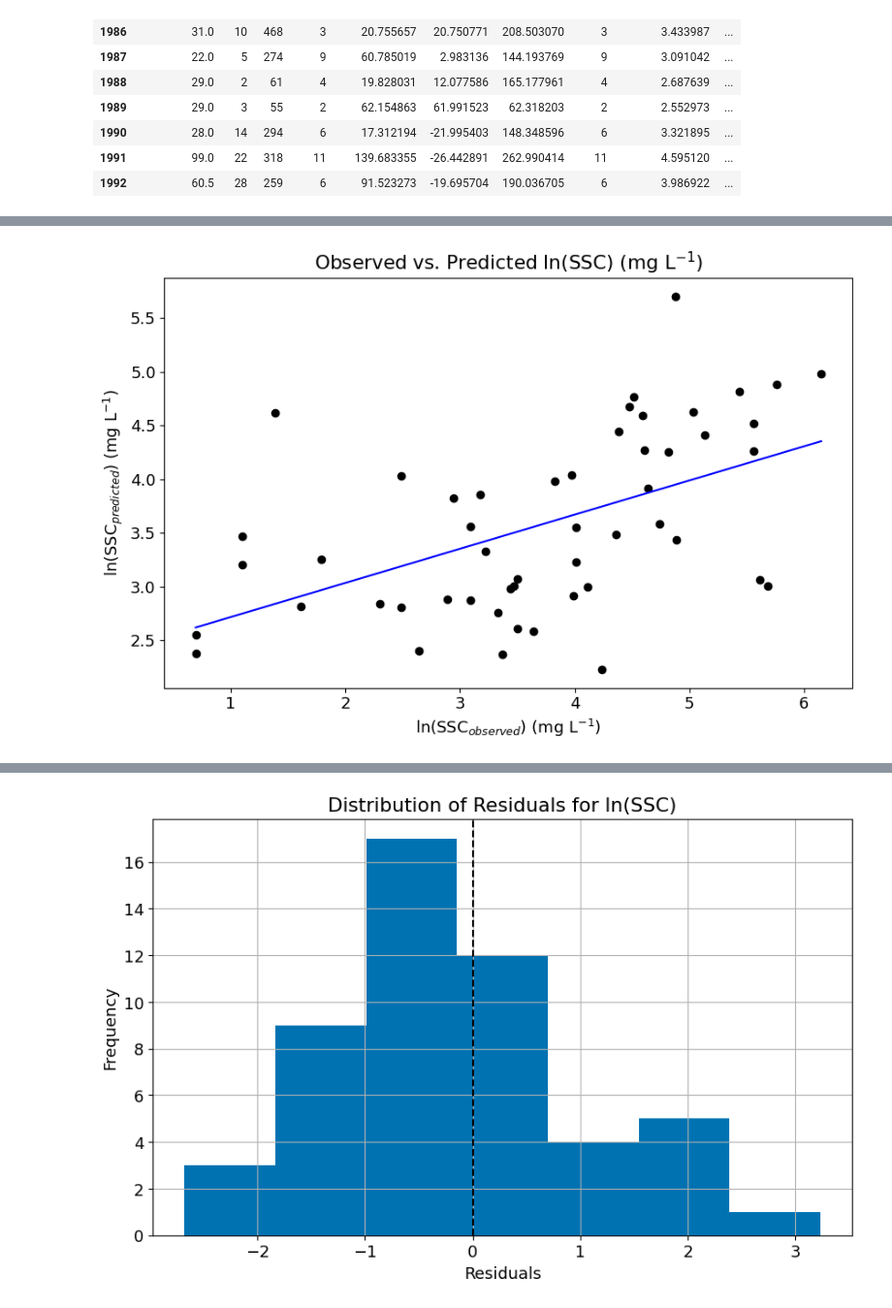
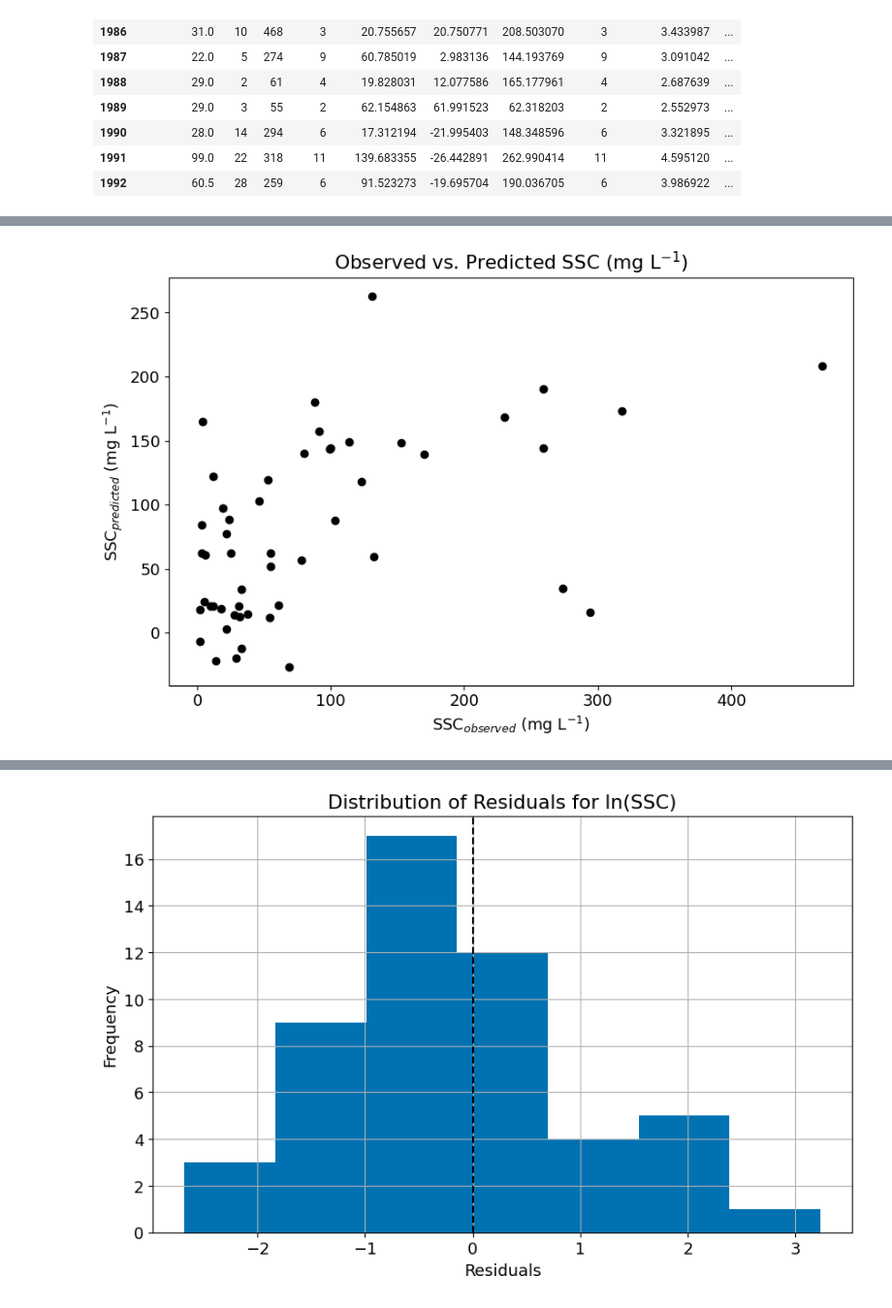
Before and after one commit to erinnfairley/SSC-Remote-Sensing-Fraser-River, a Jupyter notebook: SSCRemoteSensing_cleancode.ipynb, the cells around one changed output, grey strips where cells are left out. Shown at 97% size. Cells and saved outputs as stored; diff of their text form; code cells hidden in the pictures.

```diff
--- a/SSCRemoteSensing_cleancode.ipynb
+++ b/SSCRemoteSensing_cleancode.ipynb
@@ -436,17 +455,18 @@ files.download('summary_stats.csv')
 # %%
-# Plot for ln(SSC) concentrations with trendline
+# Plot for regular SSC concentrations
 fig, ax = plt.subplots(figsize=(10,6))
 
-ax.scatter(sediment_merged['ln_Concentration'], sediment_merged['lnSSC_predicted'], color='black')
-slope, intercept = np.polyfit(sediment_merged['ln_Concentration'], sediment_merged['lnSSC_predicted'], 1)
-x_values = np.linspace(sediment_merged['ln_Concentration'].min(), sediment_merged['ln_Concentration'].max(), 100)
+# 1st axis for actual ssc
+ax.scatter(sediment_merged['Concentration'], sediment_merged['SSC_predicted'], color='black')
+slope, intercept = np.polyfit(sediment_merged['Concentration'], sediment_merged['SSC_predicted'], 1)
+x_values = np.linspace(sediment_merged['Concentration'].min(), sediment_merged['Concentration'].max(), 100)
 y_values = slope * x_values + intercept
-ax.plot(x_values, y_values, color='blue', label='Trendline') # plots the trendline
-ax.set_xlabel('ln(SSC$_{observed}$) (mg L$^{-1}$)')
-ax.set_ylabel(r'ln(SSC$_{predicted}$) (mg L$^{-1}$)', color='black')  # Subscript using LaTeX notation
-ax.set_title('Observed vs. Predicted ln(SSC) (mg L$^{-1}$)')
+#ax.plot(x_values, y_values, color='blue', label='Trendline') # plots trendline
+ax.set_xlabel('SSC$_{observed}$ (mg L$^{-1}$)')
+ax.set_ylabel(r'SSC$_{predicted}$ (mg L$^{-1}$)', color='black')
+ax.set_title('Observed vs. Predicted SSC (mg L$^{-1}$)')
 ax.tick_params('y', labelcolor='black')
 
 plt.show()
 # %% [output]
-[figure, old version]
+[figure, new version]
```
Also changed, not shown: parts of 8 cells of this notebook.
